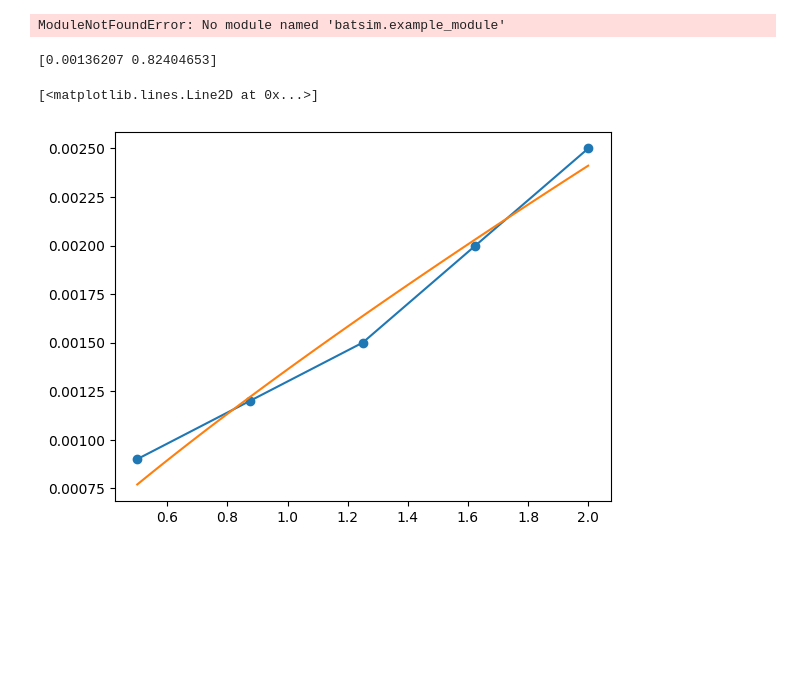
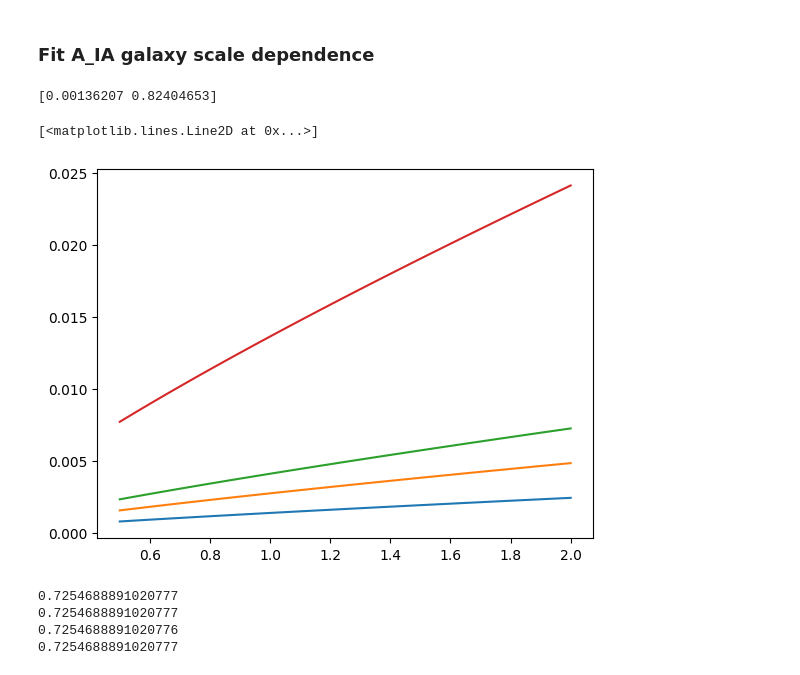
Before and after one commit to CMacM/BATSim, a Jupyter notebook: notebooks/validation/radial_IA_validation.ipynb, the cells around one changed output. Cells and saved outputs as stored; diff of their text form; code cells hidden in the pictures; blank space fills up the shorter version.

```diff
--- a/notebooks/validation/radial_IA_validation.ipynb
+++ b/notebooks/validation/radial_IA_validation.ipynb
@@ -5,37 +5,50 @@
 import os
 import galsim
 import numpy as np
-import matplotlib.pylab as plt
-import time
 import fpfs
-
-import sys
-sys.path.append('/home/b7009348/FPFS-project/src')
+import matplotlib.pyplot as plt
 
 import batsim.pltutil as batplot
 from batsim.stamp import Stamp
 from batsim.transforms import IaTransform, LensTransform
-# %% [output]
-ModuleNotFoundError: No module named 'batsim.example_module'
+# %% [markdown]
+### Fit A_IA galaxy scale dependence
 # %%
 # fit curve to GAMA results in Georgieu 2019
 from scipy.optimize import curve_fit
 
 rwf = np.linspace(0.5,2.0,5)
 
 A_IA = [0.0009, 0.0012, 0.0015, 0.002, 0.0025]
 
 def power_law(rwf, m, b):
     return m * rwf**b
 
 var, covs = curve_fit(power_law, rwf, A_IA)
 print(var)
 rwf_dense = np.linspace(0.5,2.0,100)
 A_dense = var[0] * rwf_dense**var[1]
+A_dense_2 = 2*var[0] * rwf_dense**var[1]
+A_dense_3 = 3*var[0] * rwf_dense**var[1]
+A_dense_10 = 10*var[0] * rwf_dense**var[1]
 
-plt.plot(rwf, A_IA, marker='o')
+#plt.plot(rwf, A_IA, marker='o')
 plt.plot(rwf_dense, A_dense)
+plt.plot(rwf_dense, A_dense_2)
+plt.plot(rwf_dense, A_dense_3)
+plt.plot(rwf_dense, A_dense_10)
+# plt.yscale('log')
 # %% [output]
 [0.00136207 0.82404653]
 [<matplotlib.lines.Line2D at 0x...>]
-[figure, old version]
+[figure, new version]
+# %%
+print(A_dense[30]/A_dense[60])
+print(A_dense_2[30]/A_dense_2[60])
+print(A_dense_3[30]/A_dense_3[60])
+print(A_dense_10[30]/A_dense_10[60])
+# %% [output]
+0.7254688891020777
+0.7254688891020777
+0.7254688891020776
+0.7254688891020777
```
Also changed, not shown: parts of 21 cells of this notebook, 3 other files.
